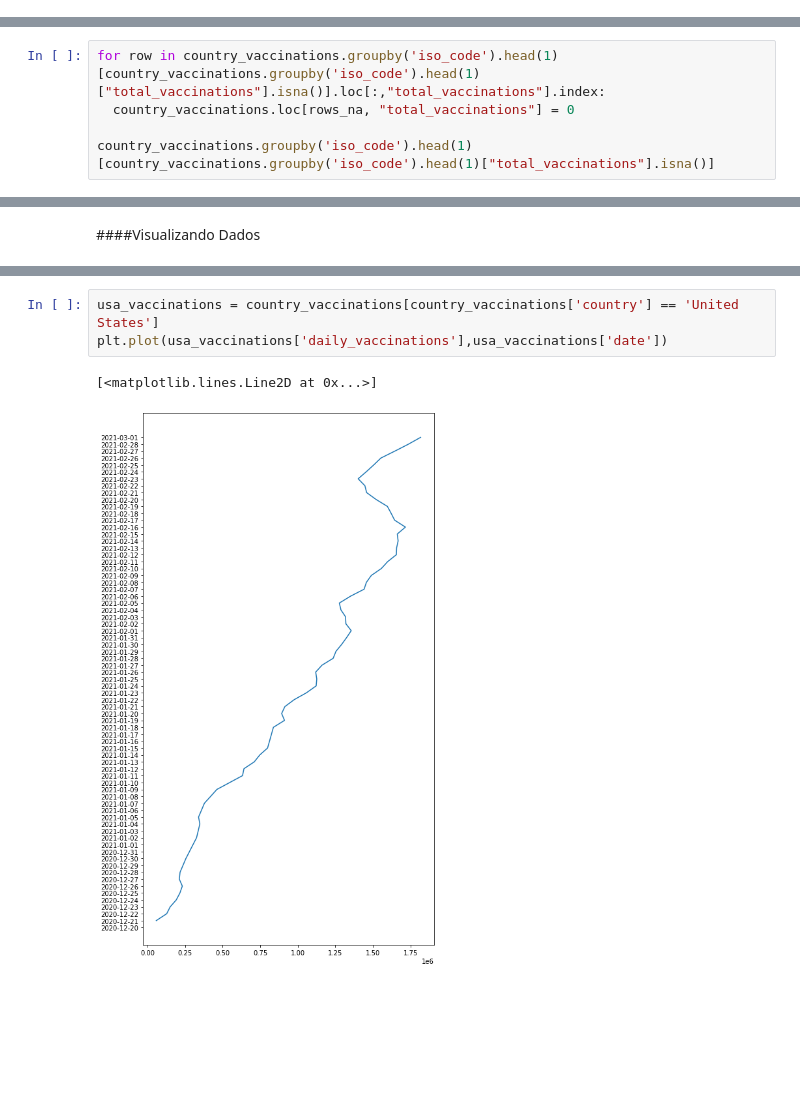
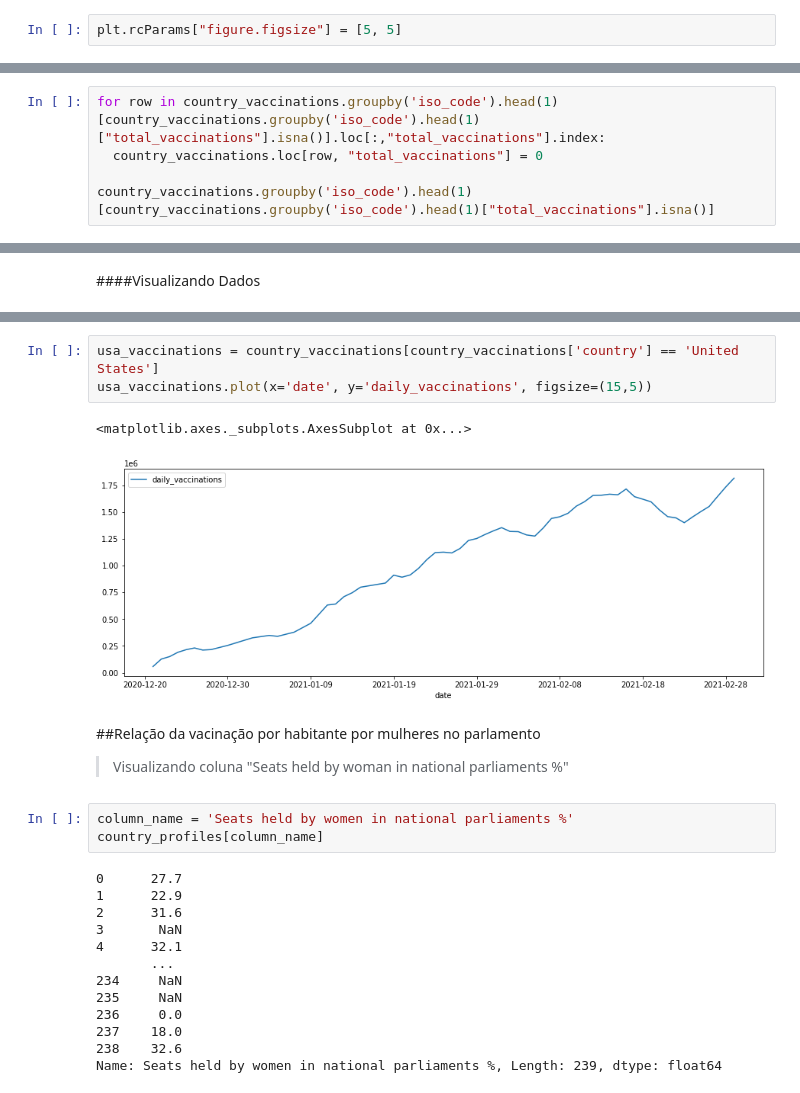
Before and after one commit to hitallocavas/covid-19-data-analysis, a Jupyter notebook: covid_19_analisys.ipynb, the cells around one changed output, grey strips where cells are left out. Cells and saved outputs as stored; diff of their text form; blank space fills up the shorter version.

```diff
--- a/covid_19_analisys.ipynb
+++ b/covid_19_analisys.ipynb
@@ -16,6 +16,8 @@ plt.rcParams['figure.figsize'] = [8, 15]
 country_profile_variables=pd.read_csv("https://raw.githubusercontent.com/hitallocavas/covid-19-data-analysis/main/country_profile_variables.csv",encoding = "ISO-8859-1")
 kiva_country_profile_variables=pd.read_csv("https://raw.githubusercontent.com/hitallocavas/covid-19-data-analysis/main/kiva_country_profile_variables.csv",encoding = "ISO-8859-1")
 country_vaccinations=pd.read_csv("https://raw.githubusercontent.com/hitallocavas/covid-19-data-analysis/main/country_vaccinations.csv",encoding = "ISO-8859-1")
+# %%
+plt.rcParams["figure.figsize"] = [5, 5]
 # %% [markdown]
 ##Conhecendo os dados
 # %% [markdown]
@@ -400,7 +605,7 @@ country_vaccinations.groupby('iso_code').head(1)[country_vaccinations.groupby('i
 >Como pode ser observado, há três casos em que a interpolação iria apresentar um resultado diferente do esperado. Isto porque espera-se que o primeiro dia seja zero, e nestes casos, o primeiro dia seria a interpolação do primerio número válido anterior à linha e do próximo número válido. Assim, ao setar estes números para zero, espera-se resolver este problema.
 # %%
 for row in country_vaccinations.groupby('iso_code').head(1)[country_vaccinations.groupby('iso_code').head(1)["total_vaccinations"].isna()].loc[:,"total_vaccinations"].index:
-  country_vaccinations.loc[rows_na, "total_vaccinations"] = 0
+  country_vaccinations.loc[row, "total_vaccinations"] = 0
 
 country_vaccinations.groupby('iso_code').head(1)[country_vaccinations.groupby('iso_code').head(1)["total_vaccinations"].isna()]
 # %% [output]
@@ -672,6 +910,25 @@ plt.plot(panama_vaccinations['daily_vaccinations'],panama_vaccinations['date'])
 # %%
 usa_vaccinations = country_vaccinations[country_vaccinations['country'] == 'United States']
-plt.plot(usa_vaccinations['daily_vaccinations'],usa_vaccinations['date'])
+usa_vaccinations.plot(x='date', y='daily_vaccinations', figsize=(15,5))
 # %% [output]
-[<matplotlib.lines.Line2D at 0x...>]
+<matplotlib.axes._subplots.AxesSubplot at 0x...>
-[figure, old version]
+[figure, new version]
+# %% [markdown]
+##Relação da vacinação por habitante por mulheres no parlamento
+>Visualizando coluna "Seats held by woman in national parliaments %"
+# %%
+column_name = 'Seats held by women in national parliaments %'
+country_profiles[column_name]
+# %% [output]
+0      27.7
+1      22.9
+2      31.6
+3       NaN
+4      32.1
+       ...
+234     NaN
+235     NaN
+236     0.0
+237    18.0
+238    32.6
+Name: Seats held by women in national parliaments %, Length: 239, dtype: float64
```
Also changed, not shown: parts of 72 cells of this notebook.
